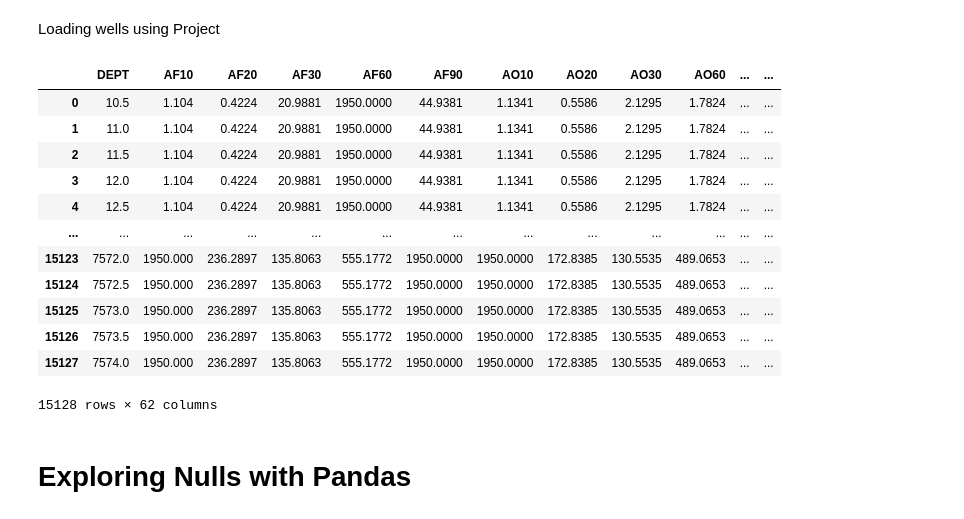
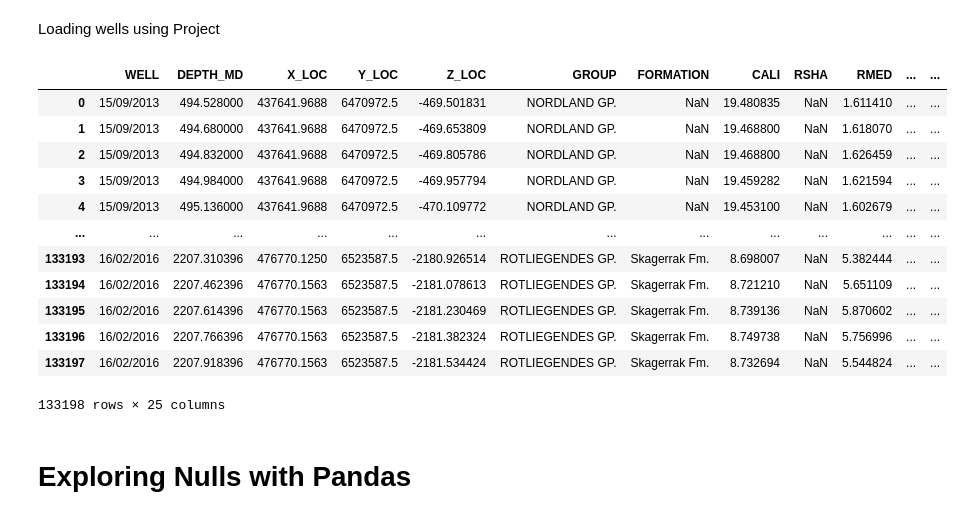
Before and after one commit to Amirhosseinakhondzadeh/Well-log-Analysis-Reservoir-Properties, a Jupyter notebook: Petrobras Well-log Analysis/Important Codes to Apply on Project/Identify Missing Data.ipynb, the cells around one changed output. Saved outputs shown, nothing was run; the diff lists cells and outputs as text; code cells hidden in the pictures.

```diff
--- a/Petrobras Well-log Analysis/Important Codes to Apply on Project/Identify Missing Data.ipynb
+++ b/Petrobras Well-log Analysis/Important Codes to Apply on Project/Identify Missing Data.ipynb
@@ -29,23 +12,25 @@ import lasio
 # %% [markdown]
 Loading wells using Project
 # %%
-las = lasio.read("/Users/amirhosseinakhondzadeh/@ DATA/Data-UTAH/D5RL-00187_University of Utah_ME-ESW1_Run2_TCOM_Main.las")
-df = pd.DataFrame(las.data, columns=las.keys())
+df = pd.read_csv("/Users/amirhosseinakhondzadeh/@ DATA/Missing Data/xeek_subset2.csv")
 df
+
+#las = lasio.read("/Users/amirhosseinakhondzadeh/@ DATA/Missing Data/09_dummy_missing_data.csv")
+#df = pd.DataFrame(las.data, columns=las.keys())
 # %% [output]
-|  | DEPT | AF10 | AF20 | AF30 | AF60 | AF90 | AO10 | AO20 | AO30 | AO60 | ... | ... |
-| 0 | 10.5 | 1.104 | 0.4224 | 20.9881 | 1950.0000 | 44.9381 | 1.1341 | 0.5586 | 2.1295 | 1.7824 | ... | ... |
-| 1 | 11.0 | 1.104 | 0.4224 | 20.9881 | 1950.0000 | 44.9381 | 1.1341 | 0.5586 | 2.1295 | 1.7824 | ... | ... |
-| 2 | 11.5 | 1.104 | 0.4224 | 20.9881 | 1950.0000 | 44.9381 | 1.1341 | 0.5586 | 2.1295 | 1.7824 | ... | ... |
-| 3 | 12.0 | 1.104 | 0.4224 | 20.9881 | 1950.0000 | 44.9381 | 1.1341 | 0.5586 | 2.1295 | 1.7824 | ... | ... |
-| 4 | 12.5 | 1.104 | 0.4224 | 20.9881 | 1950.0000 | 44.9381 | 1.1341 | 0.5586 | 2.1295 | 1.7824 | ... | ... |
+|  | WELL | DEPTH_MD | X_LOC | Y_LOC | Z_LOC | GROUP | FORMATION | CALI | RSHA | RMED | ... | ... |
+| 0 | 15/09/2013 | 494.528000 | 437641.9688 | 6470972.5 | -469.501831 | NORDLAND GP. | NaN | 19.480835 | NaN | 1.611410 | ... | ... |
+| 1 | 15/09/2013 | 494.680000 | 437641.9688 | 6470972.5 | -469.653809 | NORDLAND GP. | NaN | 19.468800 | NaN | 1.618070 | ... | ... |
+| 2 | 15/09/2013 | 494.832000 | 437641.9688 | 6470972.5 | -469.805786 | NORDLAND GP. | NaN | 19.468800 | NaN | 1.626459 | ... | ... |
+| 3 | 15/09/2013 | 494.984000 | 437641.9688 | 6470972.5 | -469.957794 | NORDLAND GP. | NaN | 19.459282 | NaN | 1.621594 | ... | ... |
+| 4 | 15/09/2013 | 495.136000 | 437641.9688 | 6470972.5 | -470.109772 | NORDLAND GP. | NaN | 19.453100 | NaN | 1.602679 | ... | ... |
 | ... | ... | ... | ... | ... | ... | ... | ... | ... | ... | ... | ... | ... |
-| 15123 | 7572.0 | 1950.000 | 236.2897 | 135.8063 | 555.1772 | 1950.0000 | 1950.0000 | 172.8385 | 130.5535 | 489.0653 | ... | ... |
-| 15124 | 7572.5 | 1950.000 | 236.2897 | 135.8063 | 555.1772 | 1950.0000 | 1950.0000 | 172.8385 | 130.5535 | 489.0653 | ... | ... |
-| 15125 | 7573.0 | 1950.000 | 236.2897 | 135.8063 | 555.1772 | 1950.0000 | 1950.0000 | 172.8385 | 130.5535 | 489.0653 | ... | ... |
-| 15126 | 7573.5 | 1950.000 | 236.2897 | 135.8063 | 555.1772 | 1950.0000 | 1950.0000 | 172.8385 | 130.5535 | 489.0653 | ... | ... |
-| 15127 | 7574.0 | 1950.000 | 236.2897 | 135.8063 | 555.1772 | 1950.0000 | 1950.0000 | 172.8385 | 130.5535 | 489.0653 | ... | ... |
+| 133193 | 16/02/2016 | 2207.310396 | 476770.1250 | 6523587.5 | -2180.926514 | ROTLIEGENDES GP. | Skagerrak Fm. | 8.698007 | NaN | 5.382444 | ... | ... |
+| 133194 | 16/02/2016 | 2207.462396 | 476770.1563 | 6523587.5 | -2181.078613 | ROTLIEGENDES GP. | Skagerrak Fm. | 8.721210 | NaN | 5.651109 | ... | ... |
+| 133195 | 16/02/2016 | 2207.614396 | 476770.1563 | 6523587.5 | -2181.230469 | ROTLIEGENDES GP. | Skagerrak Fm. | 8.739136 | NaN | 5.870602 | ... | ... |
+| 133196 | 16/02/2016 | 2207.766396 | 476770.1563 | 6523587.5 | -2181.382324 | ROTLIEGENDES GP. | Skagerrak Fm. | 8.749738 | NaN | 5.756996 | ... | ... |
+| 133197 | 16/02/2016 | 2207.918396 | 476770.1563 | 6523587.5 | -2181.534424 | ROTLIEGENDES GP. | Skagerrak Fm. | 8.732694 | NaN | 5.544824 | ... | ... |
-15128 rows × 62 columns
+133198 rows × 25 columns
 # %% [markdown]
 # Exploring Nulls with Pandas
 # %%
```
Also changed, not shown: parts of 28 cells of this notebook, 2 other files.
